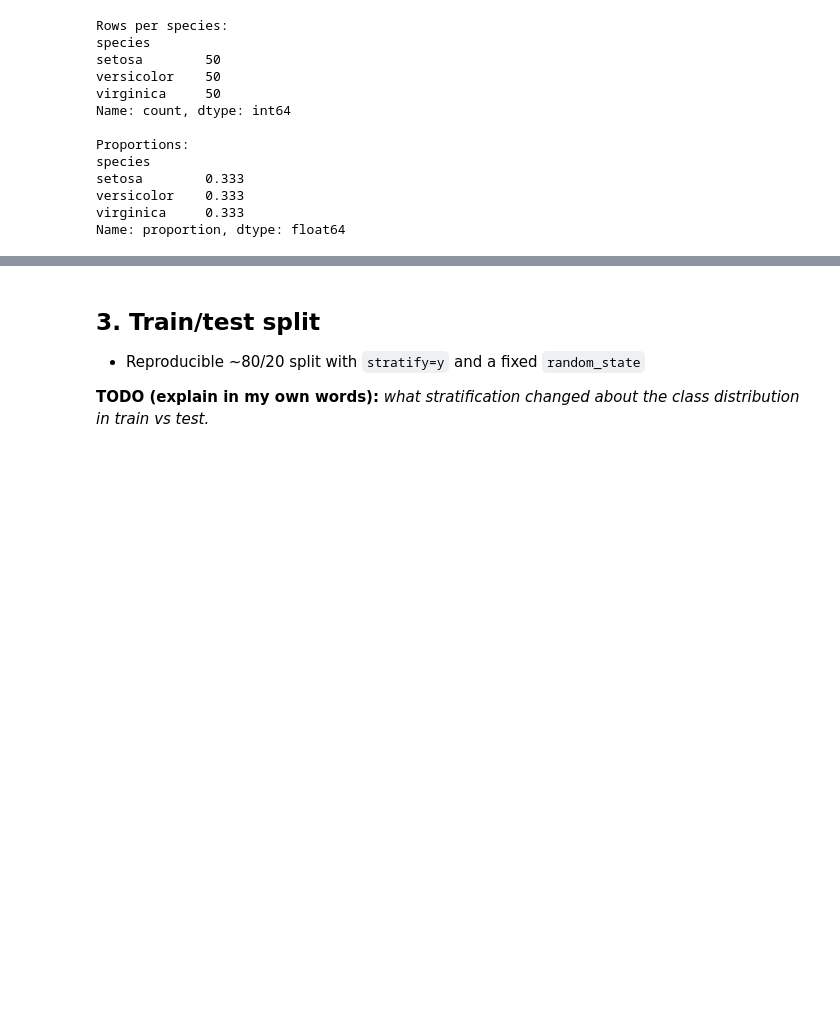
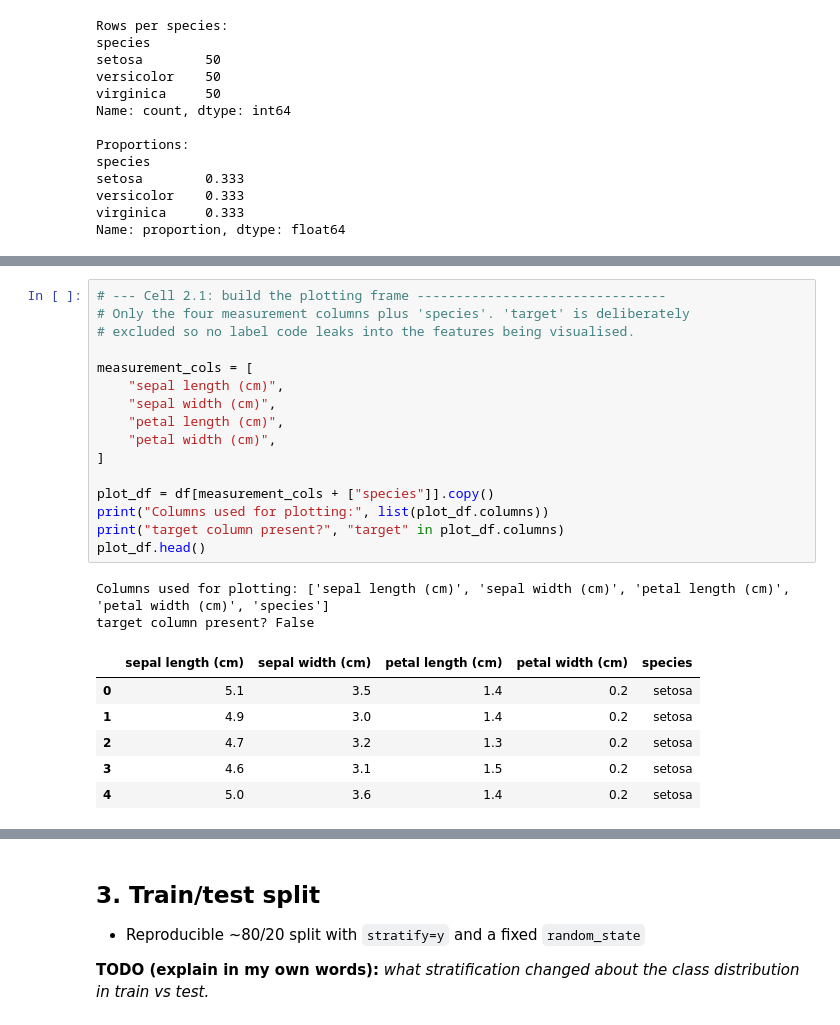
Before and after one commit to DemainMan/OIBSIP, a Jupyter notebook: DataScience-Task1-IrisFlowerClassification/AphileAshley_Task1.ipynb, the cells around one changed output, grey strips where cells are left out. Drawn from its saved outputs; the diff is of its cells as text; blank space fills up the shorter version.

```diff
--- a/DataScience-Task1-IrisFlowerClassification/AphileAshley_Task1.ipynb
+++ b/DataScience-Task1-IrisFlowerClassification/AphileAshley_Task1.ipynb
@@ -170,0 +193,25 @@ _Not yet added — waiting for my review of Sections 0–1._
+# %%
+# --- Cell 2.1: build the plotting frame --------------------------------
+# Only the four measurement columns plus 'species'. 'target' is deliberately
+# excluded so no label code leaks into the features being visualised.
+
+measurement_cols = [
+    "sepal length (cm)",
+    "sepal width (cm)",
+    "petal length (cm)",
+    "petal width (cm)",
+]
+
+plot_df = df[measurement_cols + ["species"]].copy()
+print("Columns used for plotting:", list(plot_df.columns))
+print("target column present?", "target" in plot_df.columns)
+plot_df.head()
+# %% [output]
+Columns used for plotting: ['sepal length (cm)', 'sepal width (cm)', 'petal length (cm)', 'petal width (cm)', 'species']
+target column present? False
+|  | sepal length (cm) | sepal width (cm) | petal length (cm) | petal width (cm) | species |
+| 0 | 5.1 | 3.5 | 1.4 | 0.2 | setosa |
+| 1 | 4.9 | 3.0 | 1.4 | 0.2 | setosa |
+| 2 | 4.7 | 3.2 | 1.3 | 0.2 | setosa |
+| 3 | 4.6 | 3.1 | 1.5 | 0.2 | setosa |
+| 4 | 5.0 | 3.6 | 1.4 | 0.2 | setosa |
```
Also changed, not shown: parts of 7 cells of this notebook, 6 other files.
